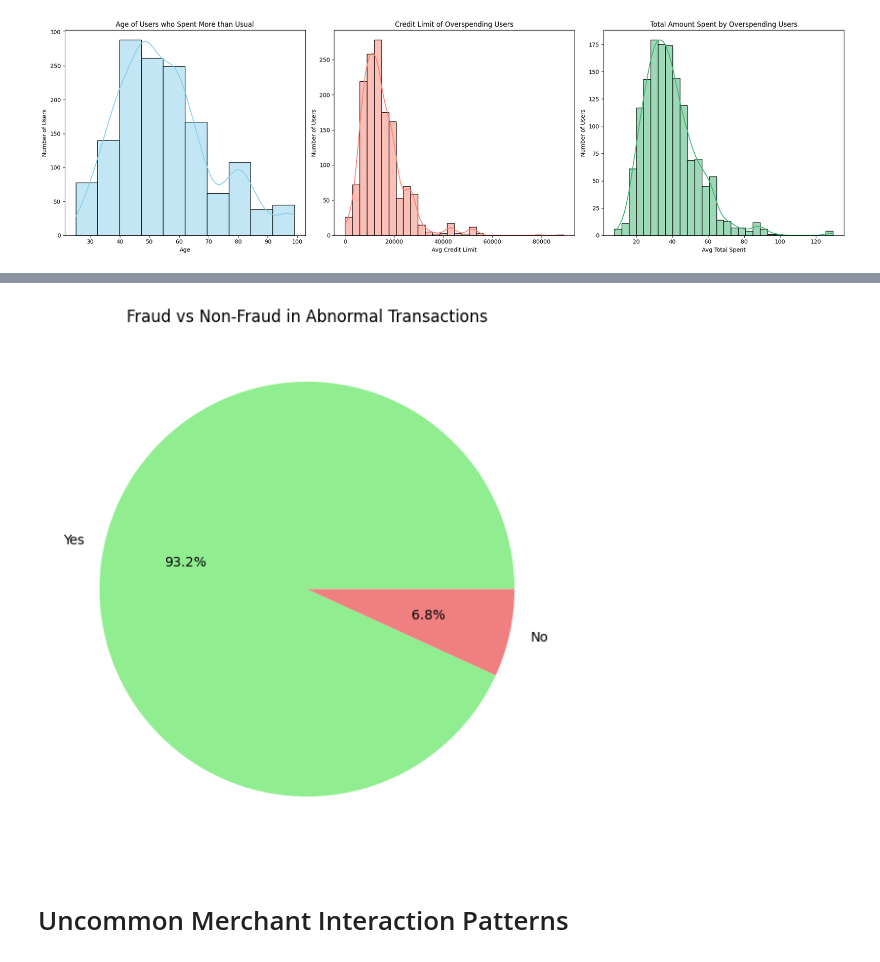
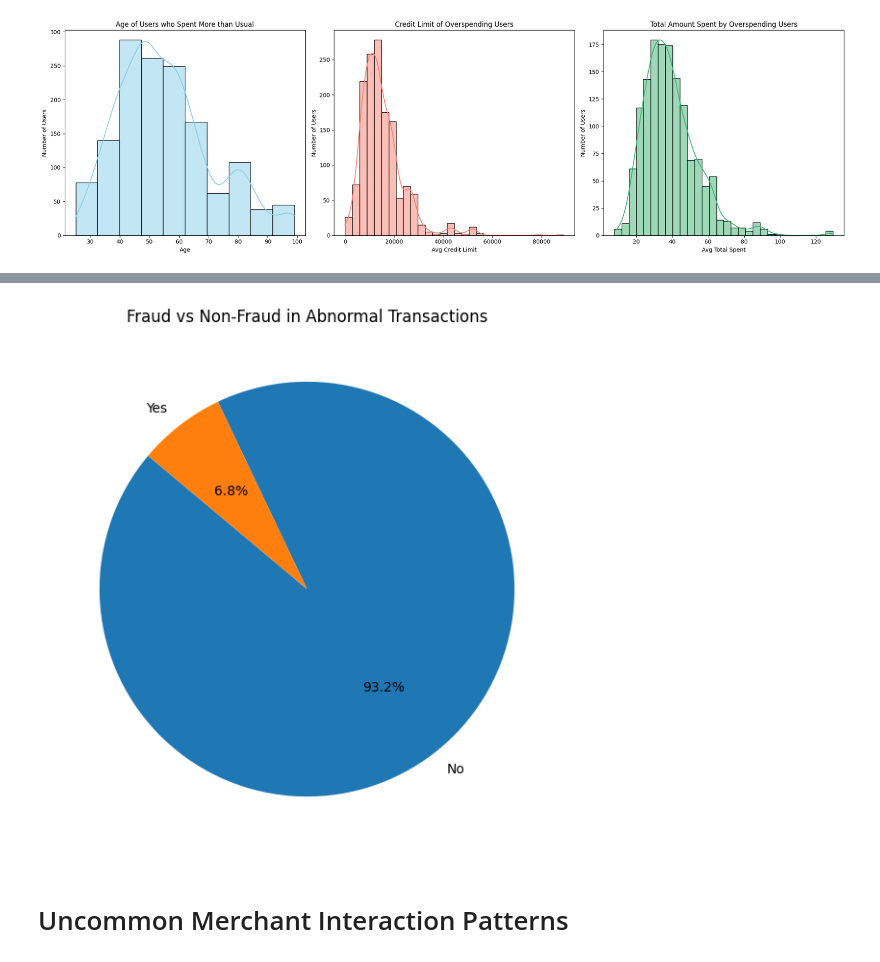
Before and after one commit to Sara-Gamal12/Transaction-Classification-and-Analysis, a Jupyter notebook: Users EDA.ipynb, the cells around one changed output, grey strips where cells are left out. Saved outputs shown, nothing was run; the diff lists cells and outputs as text; code cells hidden in the pictures.

```diff
--- a/Users EDA.ipynb
+++ b/Users EDA.ipynb
@@ -326,3 +320,10 @@ plt.tight_layout()
 plt.show()
 # %% [output]
 [figure]
+# %%
+unusual_transactions_amount_pre_user_fraud_counts = unusual_txns.groupby("target").count()
+
+# Convert fraud_stats to pandas
+unusual_transactions_amount_pre_user_fraud_counts_pd = unusual_transactions_amount_pre_user_fraud_counts.toPandas()
+
+unusual_transactions_amount_pre_user_fraud_counts.show()
@@ -329,13 +338,11 @@ plt.show()
 # %%
-# Get the percentage of fraud and non-fraud transactions
-fraud_counts = unusual_pd["target"].value_counts()
-# Plot the pie chart
+# Plot pie chart
 plt.figure(figsize=(7, 7))
-plt.pie(fraud_counts, labels=["Yes", "No"], autopct='%1.1f%%', colors=['lightgreen', 'lightcoral'])
+plt.pie(unusual_transactions_amount_pre_user_fraud_counts_pd['count'], labels=unusual_transactions_amount_pre_user_fraud_counts_pd['target'], autopct='%1.1f%%', startangle=140)
 plt.title("Fraud vs Non-Fraud in Abnormal Transactions")
 plt.show()
 # %% [output]
-[figure, old version]
+[figure, new version]
 # %% [markdown]
 # Uncommon Merchant Interaction Patterns
 # %%
```
Also changed, not shown: parts of 37 cells of this notebook.
